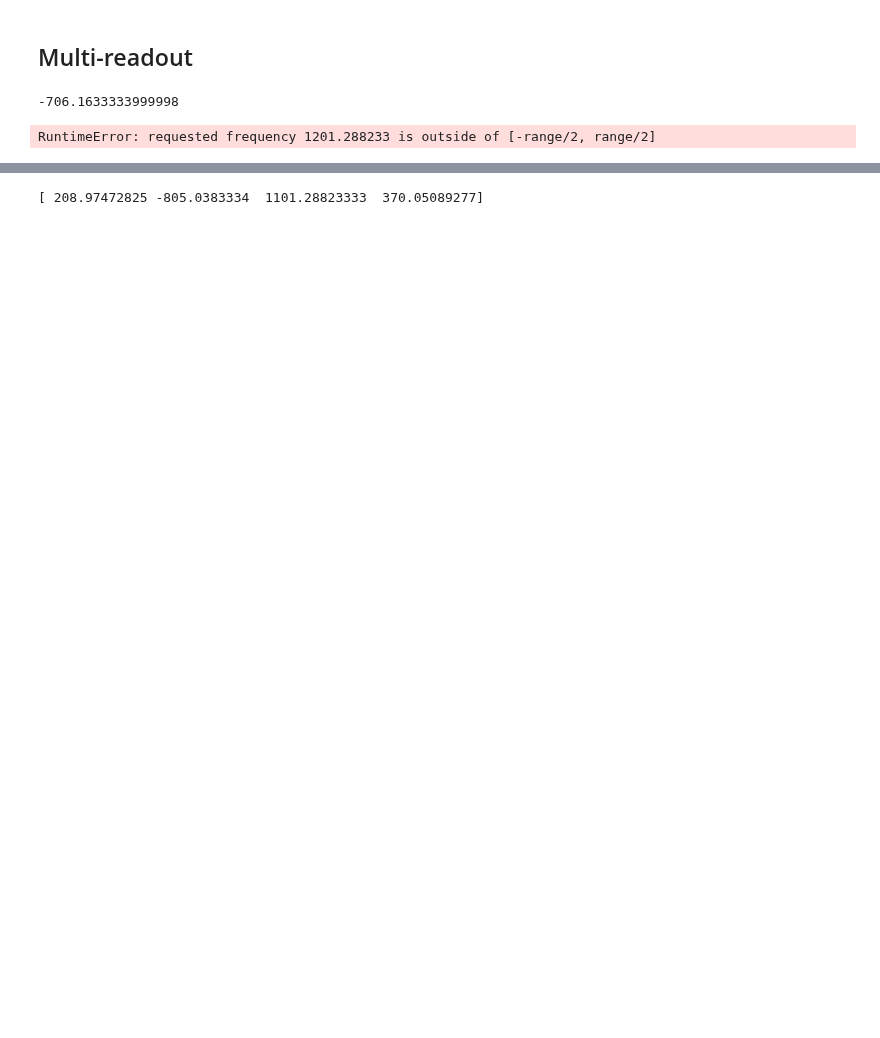
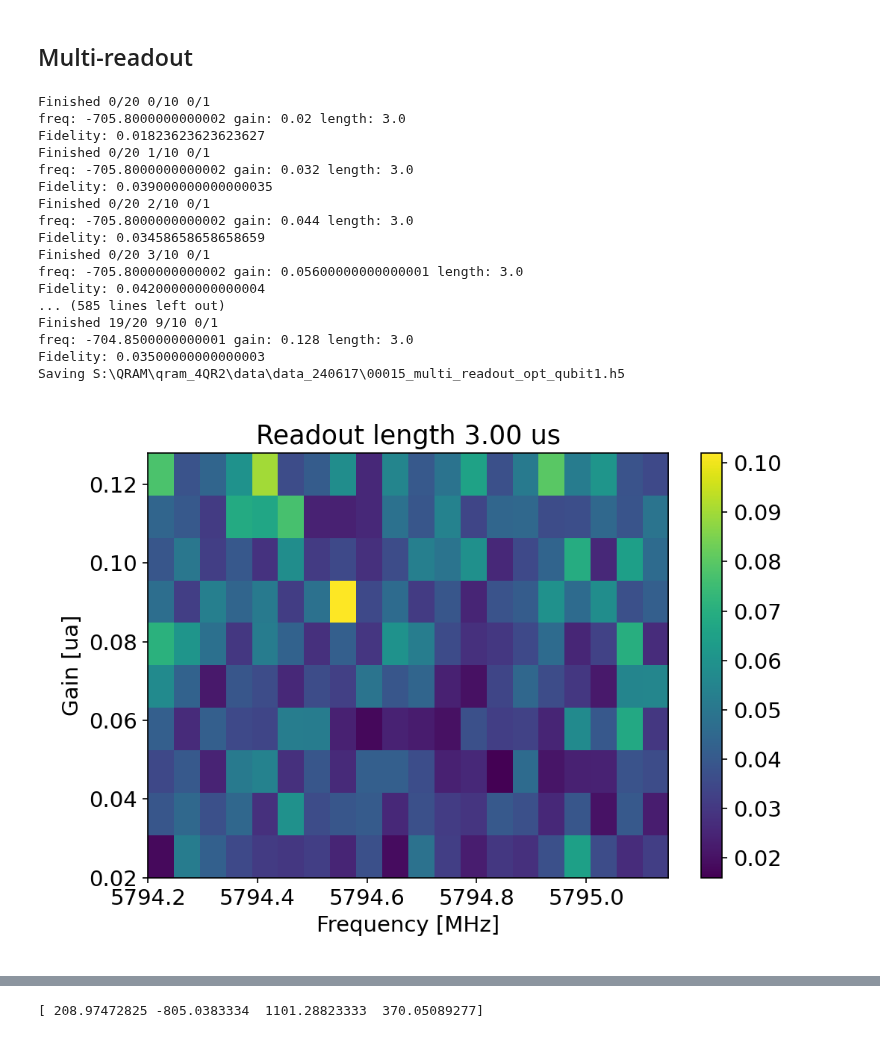
Before and after one commit to SchusterLab/qram_tprocv1_expts, a Jupyter notebook: high_power_readout.ipynb, the cells around one changed output, grey strips where cells are left out. Cells and saved outputs as stored; diff of their text form; code cells hidden in the pictures; blank space fills up the shorter version.

```diff
--- a/high_power_readout.ipynb
+++ b/high_power_readout.ipynb
@@ -494,18 +554,18 @@ for qubit_i in [1]:
 
     multishotopt.cfg = AttrDict(deepcopy(yaml_cfg))
 
-    span_f = 1.5
-    npts_f = 40
-    start_f = multishotopt.cfg.device.readout.frequency[qubit_i]-span_f*0.75
-    print(start_f)
+    span_f = 1
+    npts_f = 20
+    start_f = 5794.2 - yaml_cfg.hw.soc.dacs.readout.mixer_freq # [MHz]
 
-    start_gain = 0.01
-    stop_gain = 0.1
-    npts_gain = 2
+
+    start_gain = 0.005*4
+    stop_gain = 0.035*4
+    npts_gain = 10
     step_gain = (stop_gain - start_gain) / npts_gain
 
-    start_len = 4
-    span_len = 2 # us
+    start_len = 3
+    span_len = 5 # us
     npts_len = 1
 
     multishotopt.cfg.expt = dict(
@@ -516,34 +576,50 @@ for qubit_i in [1]:
         expts_f=npts_f,
         start_gain=start_gain,
         step_gain=step_gain,
         expts_gain=npts_gain,
         start_len=start_len,
         step_len=span_len/npts_len,
         expts_len=npts_len,
         check_e=True,
         check_f=False,
         readout_cool = True,
         n_init_readout = 1,
         n_trig = 1,
         init_read_wait_us = 10,
         avg_trigs = True,
         amplitude_mode = True,
         full_mux_expt = True,
         )
 
     if multishotopt.cfg.expt.full_mux_expt:
         multishotopt.cfg.expt.mask = [0,1,2,3]
         multishotopt.cfg.expt.full_mux_ch = 4
 
 
 
 
 
     multishotopt.go(analyze=False, display=False, progress=True, save=False)
     multishotopt.save_data()
     multishotopt.display()
 # %% [output]
--706.1633333999998
+Finished 0/20 0/10 0/1
+freq: -705.8000000000002 gain: 0.02 length: 3.0
+Fidelity: 0.01823623623623627
+Finished 0/20 1/10 0/1
+freq: -705.8000000000002 gain: 0.032 length: 3.0
+Fidelity: 0.039000000000000035
+Finished 0/20 2/10 0/1
+freq: -705.8000000000002 gain: 0.044 length: 3.0
+Fidelity: 0.03458658658658659
+Finished 0/20 3/10 0/1
+freq: -705.8000000000002 gain: 0.05600000000000001 length: 3.0
+Fidelity: 0.04200000000000004
+... (585 lines left out)
+Finished 19/20 9/10 0/1
+freq: -704.8500000000001 gain: 0.128 length: 3.0
+Fidelity: 0.03500000000000003
+Saving S:\QRAM\qram_4QR2\data\data_240617\00015_multi_readout_opt_qubit1.h5
-RuntimeError: requested frequency 1201.288233 is outside of [-range/2, range/2]
+[figure, added]
 # %%
 multishotopt.display()
```
Also changed, not shown: parts of 12 cells of this notebook, 1 other file.
